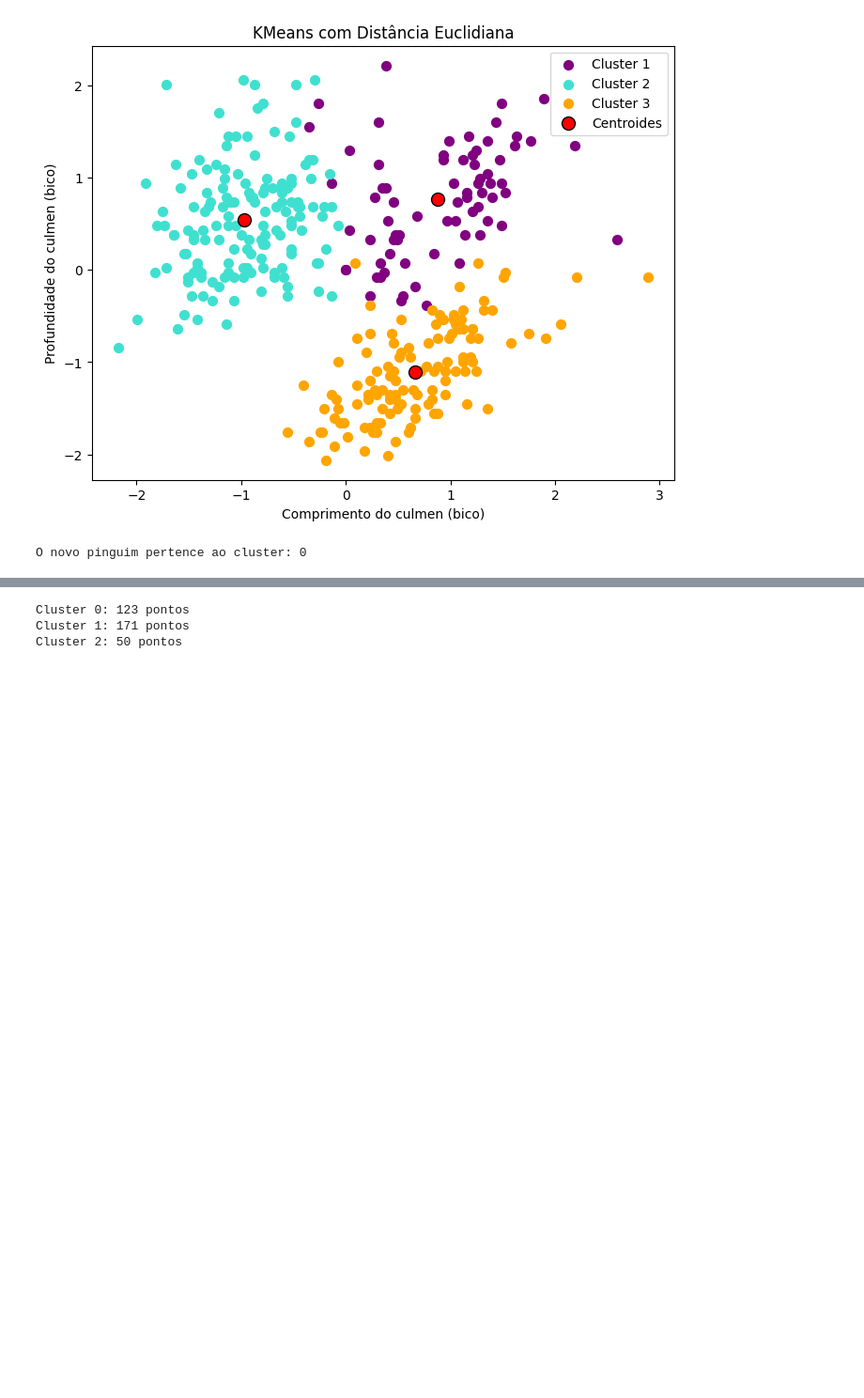
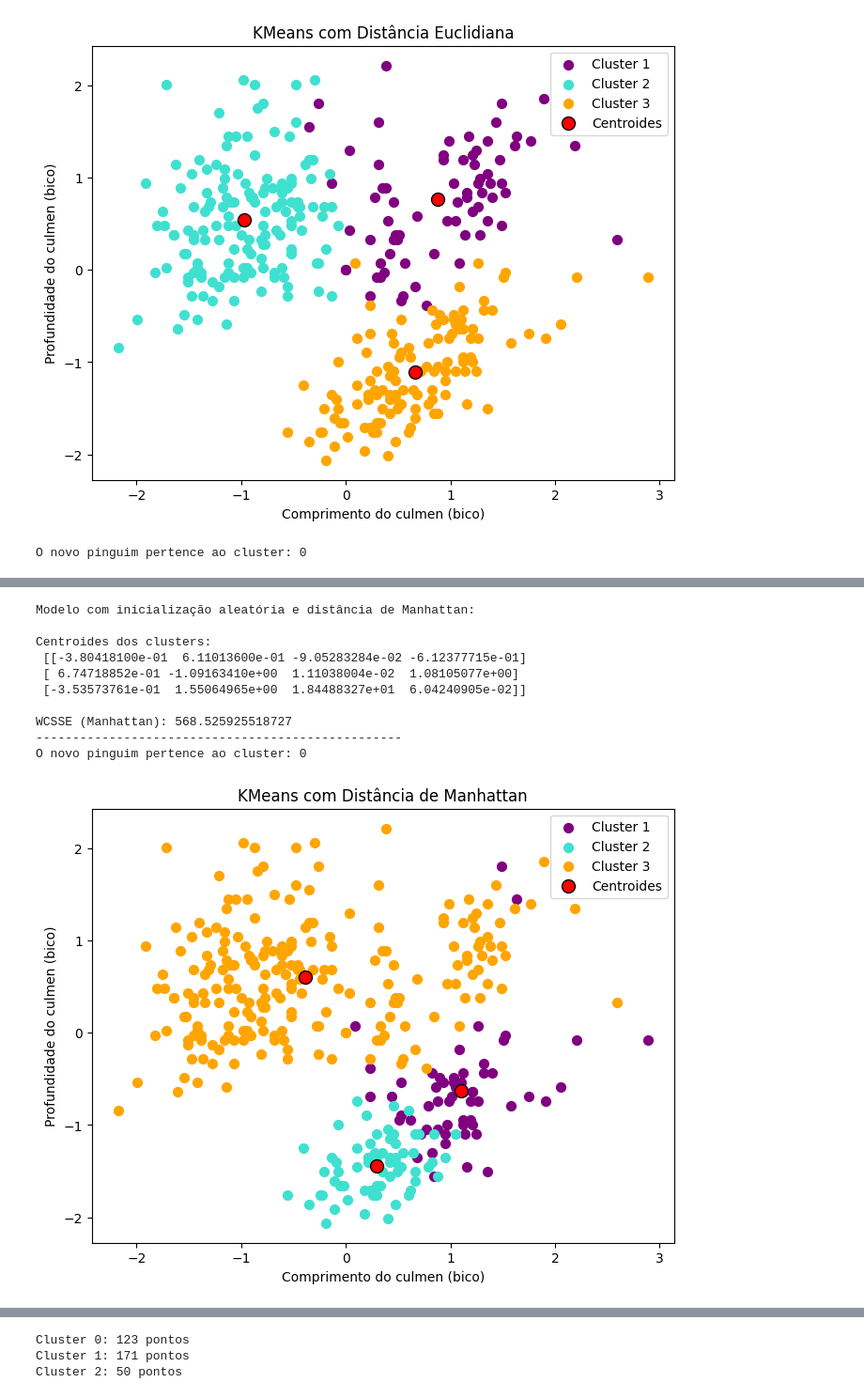
Before and after one commit to Martonidaz/Projeto_IA, a Jupyter notebook: Clustering/app.ipynb, the cells around one changed output, grey strips where cells are left out. Shown: that part at 94% size. Saved outputs shown, nothing was run; the diff lists cells and outputs as text; code cells hidden in the pictures; blank space fills up the shorter version.

Commit message:
Atualização 2
A primeira parte do trabalho está concluída, porém requer refinamento e revisão para evitar problemas e deixar o trabalho melhor.

```diff
--- a/Clustering/app.ipynb
+++ b/Clustering/app.ipynb
@@ -115,8 +115,8 @@ n_clusters = 3
 
 # Parâmetros alternativos
 param_combinations = [
-    {"init": "random", "n_clusters": n_clusters, "metric": "euclidean"}#,
-    #{"init": "k-means++", "n_clusters": n_clusters, "metric": "euclidean"},
+    #{"init": "random", "n_clusters": n_clusters, "metric": "euclidean"}#,
+    {"init": "k-means++", "n_clusters": n_clusters, "metric": "euclidean"},
 ]
 # %%
 # Aplicação dos modelos com diferentes parâmetros e avaliação
@@ -269,0 +276,67 @@ NameError: name 'plt' is not defined
+# %%
+# Visualizar os dados armazenados ao usar KMeans com distância de Manhattan
+print(f"Modelo com inicialização aleatória e distância de Manhattan:\n")
+print("Centroides dos clusters:\n", centroids, "\n")
+
+# Calculando a soma dos quadrados das distâncias intra-cluster (WCSSE)
+# Aqui adaptamos o cálculo para a distância de Manhattan
+wcsse = sum(
+    np.sum(cdist(Xpenguins_scaled[labels == i], [centroids[i]], metric='cityblock'))
+    for i in range(n_clusters)
+)
+print("WCSSE (Manhattan):", wcsse)
+print("-" * 50)
+
+# Exibir a previsão do cluster de um novo pinguim
+novo_pinguim = scaler.transform([[45.5, 17.4, 210, 4500]])
+distances = cdist(novo_pinguim, centroids, metric='cityblock')
+cluster_predito = np.argmin(distances)
+
+print(f"O novo pinguim pertence ao cluster: {cluster_predito}")
+
+# Usando o kmeans_manhattan para calcular os clusters
+centroids, labels = kmeans_manhattan(Xpenguins_scaled, n_clusters)
+
+# Plotando os clusters com a distância de Manhattan
+colors = ['purple', 'turquoise', 'orange']
+
+plt.figure(figsize=(8, 6))
+
+# Plotando os pontos com cores baseadas nos clusters
+for i in range(n_clusters):
+    plt.scatter(
+        Xpenguins_scaled[labels == i, 0],
+        Xpenguins_scaled[labels == i, 1],
+        s=50,
+        c=colors[i],
+        label=f'Cluster {i+1}'
+    )
+
+# Plotando os centroides (medoids)
+plt.scatter(
+    centroids[:, 0],
+    centroids[:, 1],
+    s=100,
+    c='red',
+    marker='o',
+    edgecolor='black',
+    label="Centroides"
+)
+
+plt.xlabel("Comprimento do culmen (bico)")
+plt.ylabel("Profundidade do culmen (bico)")
+plt.title("KMeans com Distância de Manhattan")
+plt.legend()
+plt.show()
+# %% [output]
+Modelo com inicialização aleatória e distância de Manhattan:
+
+Centroides dos clusters:
+ [[-3.80418100e-01  6.11013600e-01 -9.05283284e-02 -6.12377715e-01]
+ [ 6.74718852e-01 -1.09163410e+00  1.11038004e-02  1.08105077e+00]
+ [-3.53573761e-01  1.55064965e+00  1.84488327e+01  6.04240905e-02]]
+
+WCSSE (Manhattan): 568.525925518727
+--------------------------------------------------
+O novo pinguim pertence ao cluster: 0
+[figure, added]
```
Also changed, not shown: parts of 7 cells of this notebook, 1 other file.
